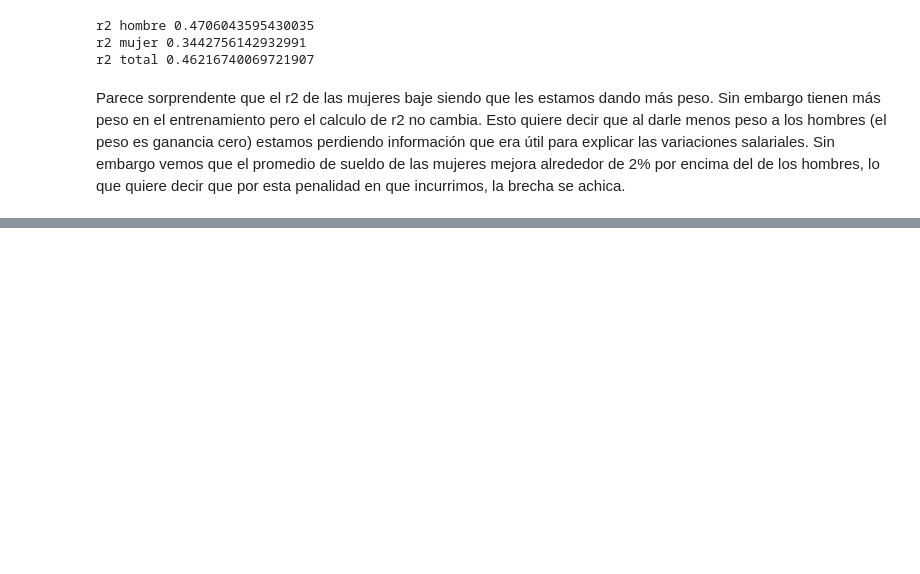
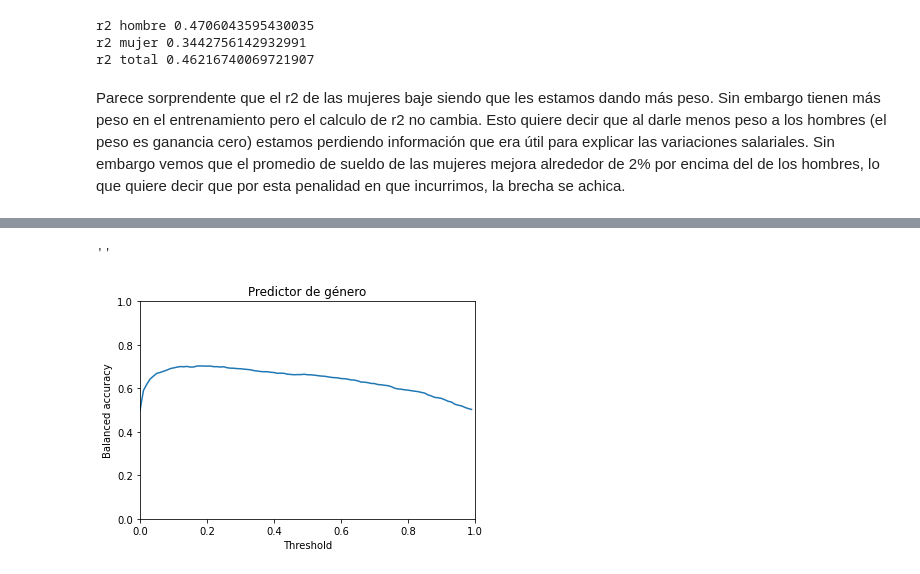
Before and after one commit to seppo0010/sysarmy-sueldos-2020.1, a Jupyter notebook: notebook/Brecha de género.ipynb, the cells around one changed output, grey strips where cells are left out. Cells and saved outputs as stored; diff of their text form; code cells hidden in the pictures; blank space fills up the shorter version.

```diff
--- a/notebook/Brecha de género.ipynb
+++ b/notebook/Brecha de género.ipynb
@@ -722,0 +861,14 @@ Parece sorprendente que el r2 de las mujeres baje siendo que les estamos dando m
+# %%
+values = {}
+for i in range(0, 100):
+    values[i/100] = balanced_accuracy_score(df['Me identifico'] == 'Mujer', df['e(gender)'] > i / 100)
+ax = pd.Series(values).plot()
+ax.set_xlabel('Threshold')
+ax.set_xlim(0, 1)
+ax.set_ylabel('Balanced accuracy')
+ax.set_ylim(0, 1.0)
+ax.set_title('Predictor de género')
+;
+# %% [output]
+''
+[figure, added]
```
Also changed, not shown: parts of 8 cells of this notebook.
